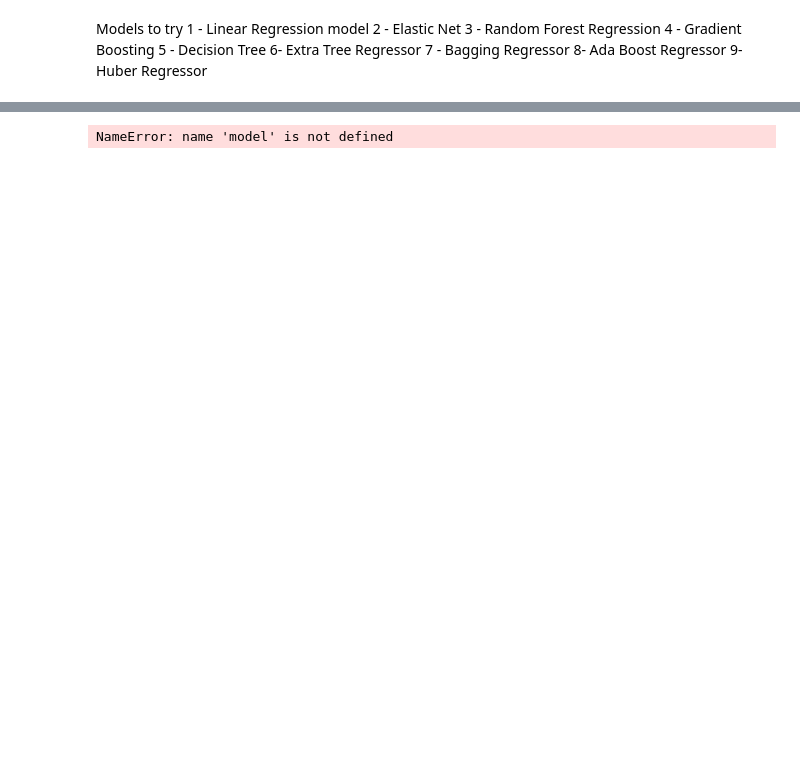
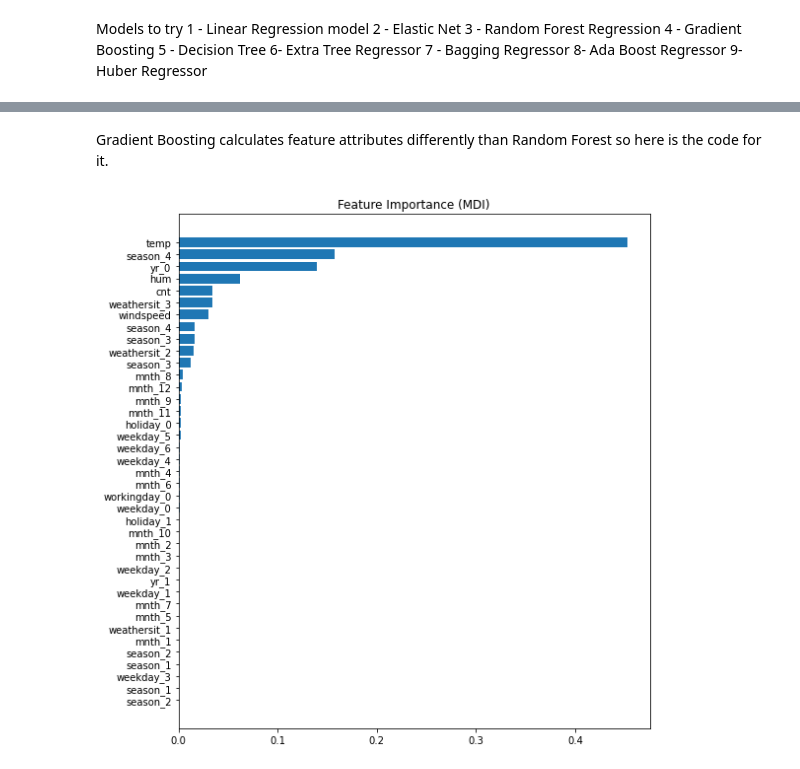
Before and after one commit to karlakum/Capstone-Two-Project, a Jupyter notebook: Notebooks/Bike - Preprocessing and Modeling.ipynb, the cells around one changed output, grey strips where cells are left out. Drawn from its saved outputs; the diff is of its cells as text; code cells hidden in the pictures; blank space fills up the shorter version.

```diff
--- a/Notebooks/Bike - Preprocessing and Modeling.ipynb
+++ b/Notebooks/Bike - Preprocessing and Modeling.ipynb
@@ -105,5 +114,5 @@ scaled_df = pd.DataFrame(scaled_df, columns= df1.columns)
 # %%
 #Split into testing and training datasets
-X_train, X_test, y_train, y_test = train_test_split(df1.drop(columns='cnt'),
-                                                   df1.cnt, test_size=0.3,
+X_train, X_test, y_train, y_test = train_test_split(scaled_df.drop(columns='cnt'),
+                                                 scaled_df.cnt, test_size=0.3,
                                                     random_state=47)
@@ -222,0 +213,25 @@ The second best would be BaggingRegressor() with 0.852314 of score because of it
+# %%
+# Hyperparameters for GradientBoostingRegressor
+#
+gbr_params = {'n_estimators': 1000,
+          'max_depth': 3,
+          'min_samples_split': 5,
+          'learning_rate': 0.01,
+          'loss': 'squared_error'}
+#
+# Create an instance of gradient boosting regressor
+#
+gbr = GradientBoostingRegressor(**gbr_params)
+#
+# Fit the model
+#
+gbr.fit(X_train, y_train)
+#
+# Print Coefficient of determination R^2
+#
+print("Model Accuracy: %.3f" % gbr.score(X_test, y_test))
+#
+# Create the mean squared error
+#
+mse = mean_squared_error(y_test, gbr.predict(X_test))
+print("The mean squared error (MSE) on test set: {:.4f}".format(mse))
@@ -222,0 +252,2 @@ The second best would be BaggingRegressor() with 0.852314 of score because of it
+# %% [markdown]
+Gradient Boosting calculates feature attributes differently than Random Forest so here is the code for it.
@@ -223,3 +264,19 @@ The second best would be BaggingRegressor() with 0.852314 of score because of it
 # %%
+from sklearn.inspection import permutation_importance
+#
+# Now let's determine feature importace
+#
+feature_importance = gbr.feature_importances_
+sorted_idx = np.argsort(feature_importance)
+pos = np.arange(sorted_idx.shape[0]) + .5
+fig = plt.figure(figsize=(8, 8))
+plt.barh(pos, feature_importance[sorted_idx], align='center')
+plt.yticks(pos, np.array(scaled_df.columns)[sorted_idx])
+plt.title('Feature Importance (MDI)')
+result = permutation_importance(gbr, X_test, y_test, n_repeats=10,
+                                random_state=42, n_jobs=2)
+sorted_idx = result.importances_mean.argsort()
+fig.tight_layout()
+plt.show()
 # %% [output]
-NameError: name 'model' is not defined
+[figure, added]
```
Also changed, not shown: parts of 39 cells of this notebook.
